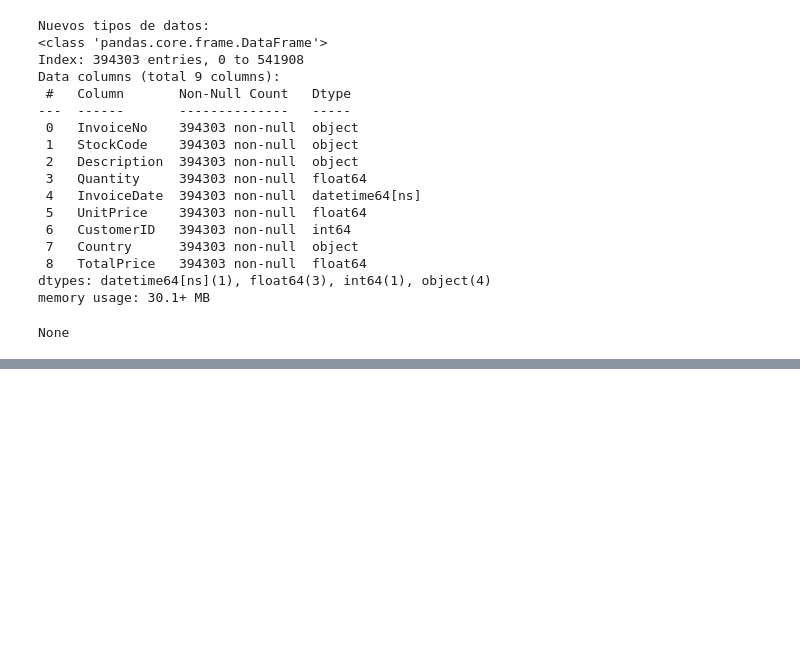
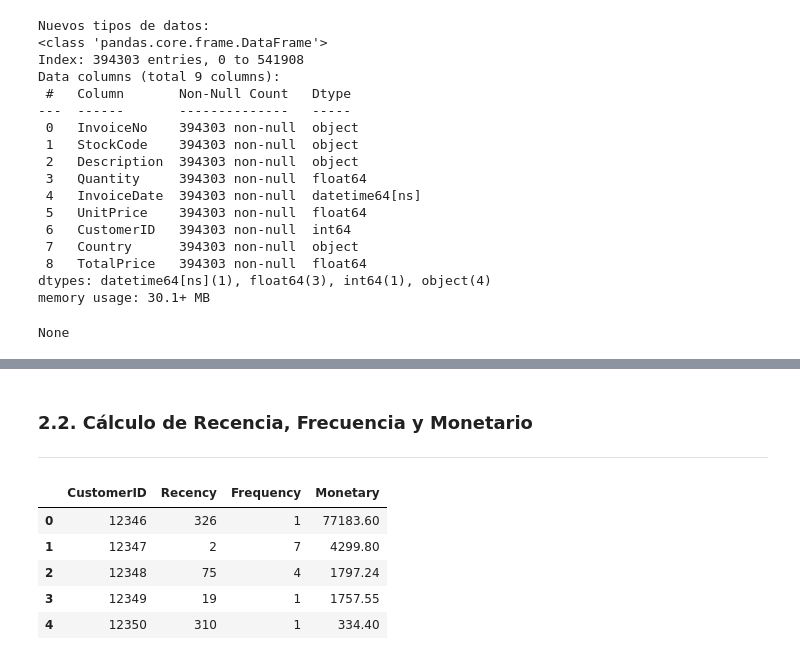
Before and after one commit to tecnojimbo/G5-ANALISISDATOS-EDA-, a Jupyter notebook: G5-AnalisisDatos-EDA.ipynb, the cells around one changed output, grey strips where cells are left out. Drawn from its saved outputs; the diff is of its cells as text; code cells hidden in the pictures; blank space fills up the shorter version.

```diff
--- a/G5-AnalisisDatos-EDA.ipynb
+++ b/G5-AnalisisDatos-EDA.ipynb
@@ -163,0 +188,19 @@ None
+# %% [markdown]
+### 2.2. Cálculo de Recencia, Frecuencia y Monetario
+
+---
+# %%
+rfm = customerData.groupby('CustomerID').agg(
+    Recency=('InvoiceDate', lambda date: (snapshot_date - date.max()).days),
+    Frequency=('InvoiceNo', 'nunique'),
+    Monetary=('TotalPrice', 'sum')
+).reset_index()
+
+display(rfm.head())
+# %% [output]
+|  | CustomerID | Recency | Frequency | Monetary |
+| 0 | 12346 | 326 | 1 | 77183.60 |
+| 1 | 12347 | 2 | 7 | 4299.80 |
+| 2 | 12348 | 75 | 4 | 1797.24 |
+| 3 | 12349 | 19 | 1 | 1757.55 |
+| 4 | 12350 | 310 | 1 | 334.40 |
```
Also changed, not shown: parts of 5 cells of this notebook.
